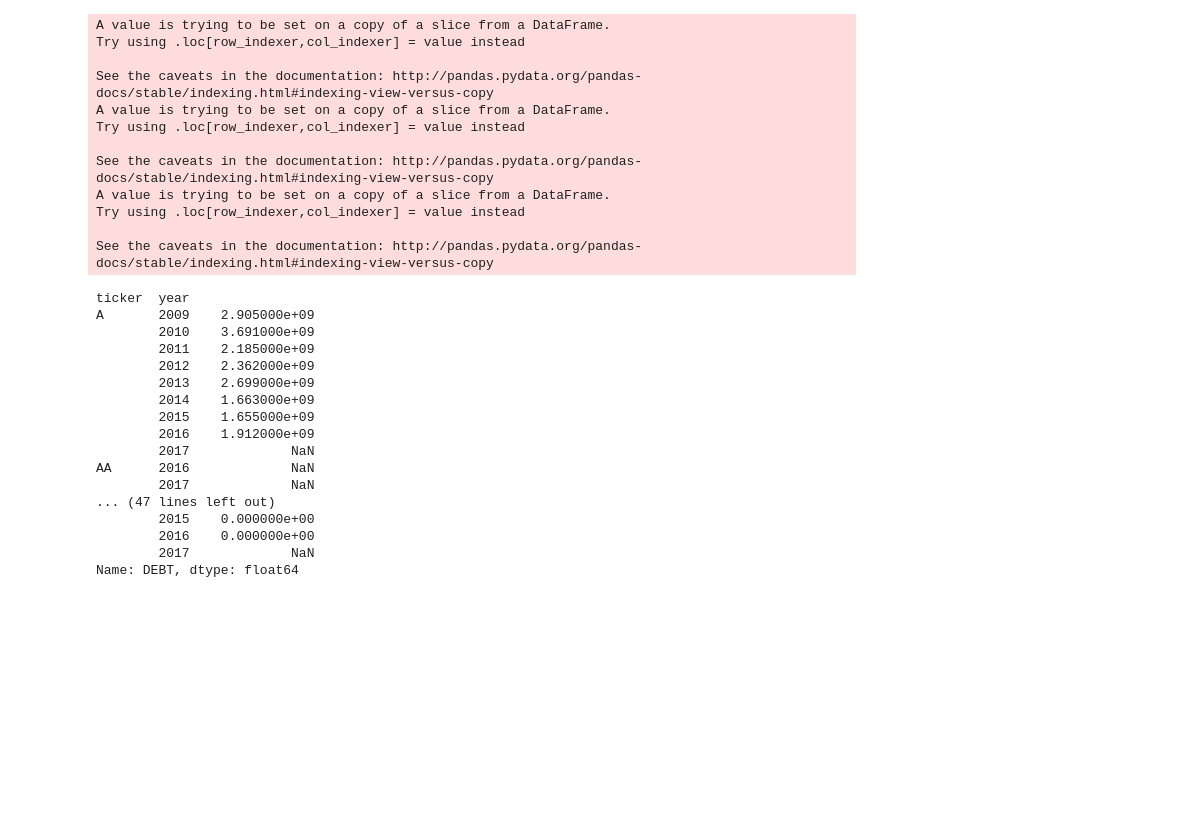
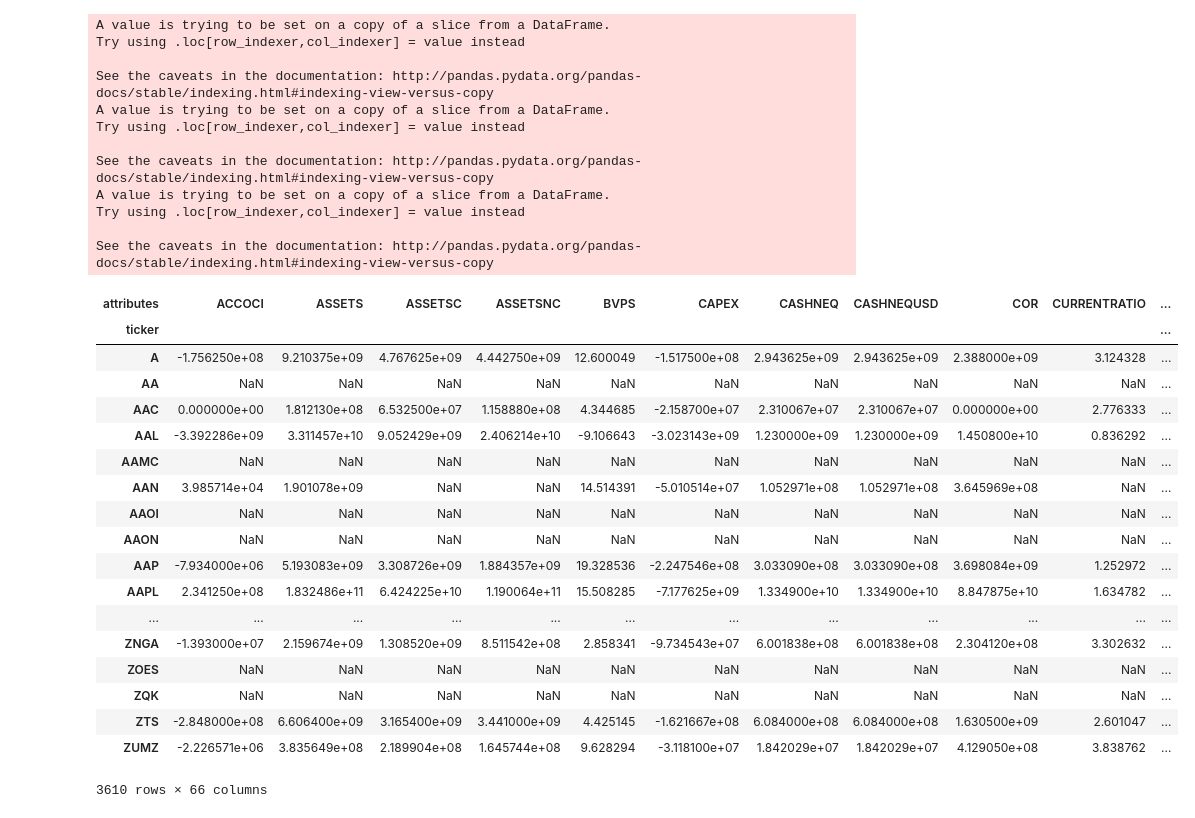
Before and after one commit to Gelinator/Fundamentals, a Jupyter notebook: FundamentalsAnalyzer.ipynb, the cells around one changed output. Cells and saved outputs as stored; diff of their text form; code cells hidden in the pictures; blank space fills up the shorter version.

```diff
--- a/FundamentalsAnalyzer.ipynb
+++ b/FundamentalsAnalyzer.ipynb
@@ -98,16 +76,21 @@ print(FiveYrR)
 avgP = prices.groupby(['ticker','year','month'],as_index=False).mean()
 
 #Calculating returns per ticker
-prices = prices.set_index('date')
+#prices = prices.set_index('date')
 prices_shrt = prices[prices['year']>2011]
 prices_shrt['value'] = 1.0
 prices_shrt['value'] = prices_shrt.groupby(['ticker', 'year','month']).pct_change()
 prices_shrt['value'] = prices_shrt['value'] + 1
+
 yearlyR = prices_shrt.groupby(by=['ticker','year'],as_index=False)['value'].prod()
 yearlyR['value'] = yearlyR['value'] -1
 yearlyR['attributes'] = 'yearlyReturn'
 df = df.append(yearlyR)
 
+fiveYrR = prices_shrt.groupby(by=['ticker'],as_index=False)['value'].prod()
+fiveYrR['value'] = fiveYrR['value'] -1
+fiveYrR['attributes'] = 'fiveYrReturn'
+df = df.append(fiveYrR)
 
 #average year-end prices
 fuit = df.groupby(['ticker','year','month'],as_index=False).count()
@@ -137,39 +120,43 @@ See the caveats in the documentation: http://pandas.pydata.org/pandas-docs/stabl
 # %%
 #objective
 #Predict 5 year returns with fundamentals
 ## Find the factors that contribute to those return
 ## Which ex ante valuation metrics are good proxies to predict 5y growth?
 #### TO DO
 #### Calculate 5y growth rate per ticker
 #### Calculate ex ante metrics (beginning of observation period)
-
+exAnte = df[df['year']==2012]
+exAnte = exAnte.append(fiveYrR)
+exAnteResults = pd.DataFrame()
+exAntePiv = pd.pivot_table(df, values='value', index=['ticker'],columns='attributes')
+exAntePiv
 ## Which periodic metric is the most strongly linked to the ending YoY growth?
 #### TO DO
 #### Calculate 5y growth rate per ticker
 #### Calculate average metrics for the period
 
 
-
 #INDUSTRY EXTRACTOR
 #https://mktstk.com/2015/03/03/sic-lookup-by-stock-symbol/
 
 #df.to_csv("fuit.csv")
-pivoted['DEBT']
 # %% [output]
+| attributes | ACCOCI | ASSETS | ASSETSC | ASSETSNC | BVPS | CAPEX | CASHNEQ | CASHNEQUSD | COR | CURRENTRATIO | ... |
+| ticker |  |  |  |  |  |  |  |  |  |  | ... |
+| A | -1.756250e+08 | 9.210375e+09 | 4.767625e+09 | 4.442750e+09 | 12.600049 | -1.517500e+08 | 2.943625e+09 | 2.943625e+09 | 2.388000e+09 | 3.124328 | ... |
+| AA | NaN | NaN | NaN | NaN | NaN | NaN | NaN | NaN | NaN | NaN | ... |
+| AAC | 0.000000e+00 | 1.812130e+08 | 6.532500e+07 | 1.158880e+08 | 4.344685 | -2.158700e+07 | 2.310067e+07 | 2.310067e+07 | 0.000000e+00 | 2.776333 | ... |
+| AAL | -3.392286e+09 | 3.311457e+10 | 9.052429e+09 | 2.406214e+10 | -9.106643 | -3.023143e+09 | 1.230000e+09 | 1.230000e+09 | 1.450800e+10 | 0.836292 | ... |
+| AAMC | NaN | NaN | NaN | NaN | NaN | NaN | NaN | NaN | NaN | NaN | ... |
+| AAN | 3.985714e+04 | 1.901078e+09 | NaN | NaN | 14.514391 | -5.010514e+07 | 1.052971e+08 | 1.052971e+08 | 3.645969e+08 | NaN | ... |
+| AAOI | NaN | NaN | NaN | NaN | NaN | NaN | NaN | NaN | NaN | NaN | ... |
+| AAON | NaN | NaN | NaN | NaN | NaN | NaN | NaN | NaN | NaN | NaN | ... |
+| AAP | -7.934000e+06 | 5.193083e+09 | 3.308726e+09 | 1.884357e+09 | 19.328536 | -2.247546e+08 | 3.033090e+08 | 3.033090e+08 | 3.698084e+09 | 1.252972 | ... |
+| AAPL | 2.341250e+08 | 1.832486e+11 | 6.424225e+10 | 1.190064e+11 | 15.508285 | -7.177625e+09 | 1.334900e+10 | 1.334900e+10 | 8.847875e+10 | 1.634782 | ... |
+| ... | ... | ... | ... | ... | ... | ... | ... | ... | ... | ... | ... |
+| ZNGA | -1.393000e+07 | 2.159674e+09 | 1.308520e+09 | 8.511542e+08 | 2.858341 | -9.734543e+07 | 6.001838e+08 | 6.001838e+08 | 2.304120e+08 | 3.302632 | ... |
+| ZOES | NaN | NaN | NaN | NaN | NaN | NaN | NaN | NaN | NaN | NaN | ... |
+| ZQK | NaN | NaN | NaN | NaN | NaN | NaN | NaN | NaN | NaN | NaN | ... |
+| ZTS | -2.848000e+08 | 6.606400e+09 | 3.165400e+09 | 3.441000e+09 | 4.425145 | -1.621667e+08 | 6.084000e+08 | 6.084000e+08 | 1.630500e+09 | 2.601047 | ... |
+| ZUMZ | -2.226571e+06 | 3.835649e+08 | 2.189904e+08 | 1.645744e+08 | 9.628294 | -3.118100e+07 | 1.842029e+07 | 1.842029e+07 | 4.129050e+08 | 3.838762 | ... |
-ticker  year
-A       2009    2.905000e+09
-        2010    3.691000e+09
-        2011    2.185000e+09
-        2012    2.362000e+09
-        2013    2.699000e+09
-        2014    1.663000e+09
-        2015    1.655000e+09
-        2016    1.912000e+09
-        2017             NaN
-AA      2016             NaN
-        2017             NaN
-... (47 lines left out)
-        2015    0.000000e+00
-        2016    0.000000e+00
-        2017             NaN
-Name: DEBT, dtype: float64
+3610 rows × 66 columns
```
Also changed, not shown: parts of 17 cells of this notebook.
